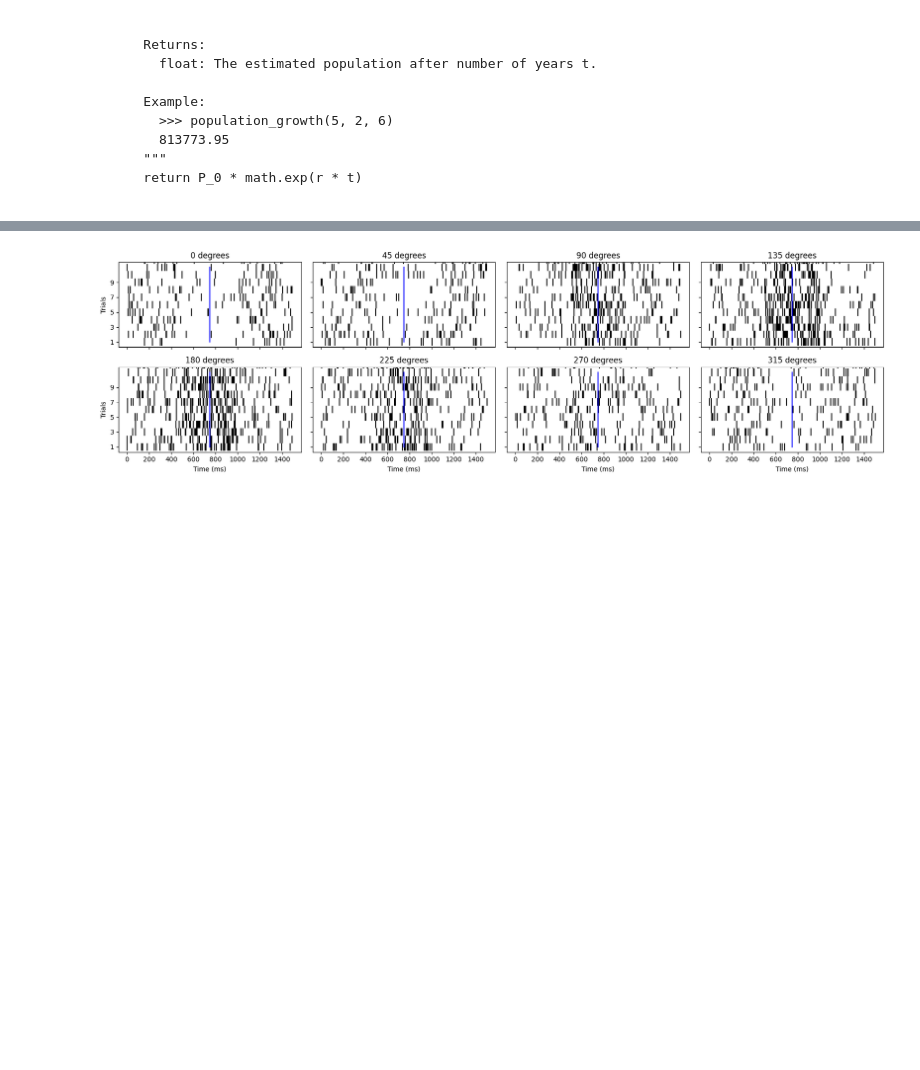
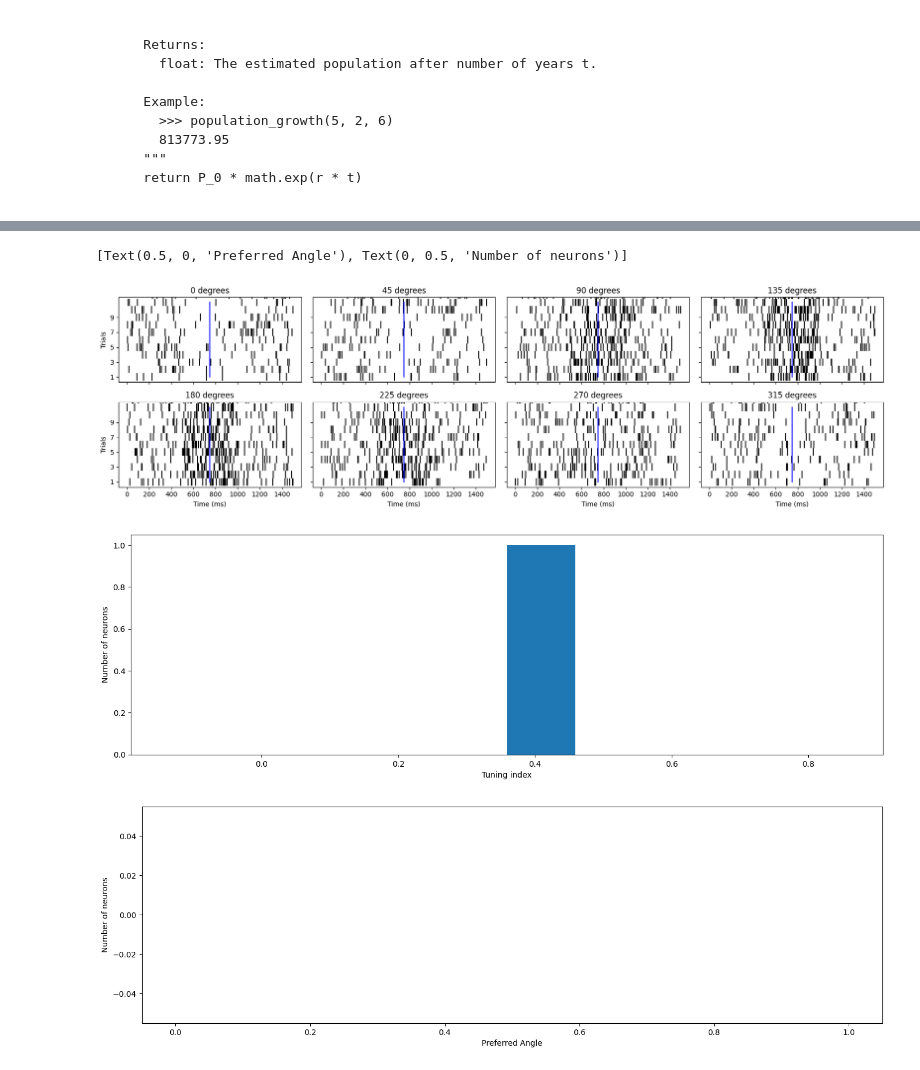
Before and after one commit to ebatty/CorrectReadableScientificCode, a Jupyter notebook: _sources/MiniUnit3/MiniUnit3_WritingClearFunctions.ipynb, the cells around one changed output, grey strips where cells are left out. Cells and saved outputs as stored; diff of their text form; code cells hidden in the pictures; folded sections open; blank space fills up the shorter version.

```diff
--- a/_sources/MiniUnit3/MiniUnit3_WritingClearFunctions.ipynb
+++ b/_sources/MiniUnit3/MiniUnit3_WritingClearFunctions.ipynb
@@ -296,26 +383,30 @@ for i_trial in range(n_trials):
 import numpy as np
 import matplotlib.pyplot as plt
 
-## Generate data
-# will turn above hidden cell into function and call it here
+## Load data
+spikes, trial_angles, reaching_angles = load_data()
 
 ## Plot rasters for example neuron
 example_neuron_index = 1
+
+## Turn data into format needed for plotting rasters
+# Get actual spike times from binned spikes as eventplot expects this format
+## This is an odd format - it is a dictionary of a list of arrays. Each array in the list is the spike times
+# for a different trial
+spike_times = {}
+for i_angle, angle in enumerate(reaching_angles):
+  spike_times[angle] = []
+  this_angle_trial_indices= np.where(trial_angles==angle)[0]
+  for i_trial in this_angle_trial_indices:
+      spike_times_for_trial = np.where(spikes[example_neuron_index, i_trial])[0]
+      spike_times[angle].append(spike_times_for_trial)
+
+# Make plot
 fig, axes = plt.subplots(2, 4, figsize=(17, 5), sharex=True, sharey = True)
 axes = axes.flatten()
 for i_angle, angle in enumerate(reaching_angles):
-
-    # Get actual spike times from binned spikes as eventplot expects this format
-    ## This is an odd format - it is a list of arrays. Each array is the spike times
-    # for a different trial
-    spike_times = []
-    this_angle_trial_indices= np.where(trial_angles==angle)[0]
-    for i_trial in this_angle_trial_indices:
-        spike_times_for_trial = np.where(spikes[example_neuron_index, i_trial])[0]
-        spike_times.append(spike_times_for_trial)
-
     # Plot spikes
-    axes[i_angle].eventplot(spike_times, colors = 'black')
+    axes[i_angle].eventplot(spike_times[angle], colors = 'black')
 
     # Add vertical line at reach movement onset
     axes[i_angle].plot([750, 750], [0, 10], 'b')
@@ -323,35 +414,48 @@ for i_angle, angle in enumerate(reaching_angles):
        ylim = [-.7, 10.7],
        yticks = np.arange(0, 10, 2),
        yticklabels = np.arange(1, 11, 2),
        title = f'{angle} degrees');
 
     if angle > 135:
       axes[i_angle].set(xlabel = 'Time (ms)')
     if angle == 0 or angle == 180:
       axes[i_angle].set(ylabel = 'Trials')
 
 plt.tight_layout()
 
 
 ### Compute tuning of each neuron
 n_neurons = 8
 tuning_indices = np.zeros((n_neurons,))
-preferred_orientations = np.zeros((n_neurons,))
-for i_neuron in range(1):
+preferred_angles = np.zeros((n_neurons,))
+for i_neuron in range(n_neurons):
 
     # Compute average firing rate per angle
     average_firing_rate_per_angle = np.zeros((n_angles,))
     for i_angle, angle in enumerate(reaching_angles):
         relevant_trials = np.where(trial_angles==angle)[0]
         average_firing_rate_per_angle[i_angle] = np.sum(spikes[i_neuron, relevant_trials, 500:1000]) / relevant_trials.shape[0] / (500 * bin_width)
 
-    # Get preferred orientation
-    preferred_orientations = reaching_angles[np.argmax(average_firing_rate_per_angle)]
+    # Get preferred angle
+    preferred_angles[i_neuron] = reaching_angles[np.argmax(average_firing_rate_per_angle)]
 
     # Compute tuning index
     max_firing_rate = np.max(average_firing_rate_per_angle)
     mean_to_other_angles = (np.sum(average_firing_rate_per_angle) - np.max(average_firing_rate_per_angle))/7
     tuning_index = (max_firing_rate - mean_to_other_angles) / (max_firing_rate + mean_to_other_angles)
     tuning_indices[i_neuron] = tuning_index
+
+# Plot tuning indices
+fig, ax = plt.subplots(1, 1, figsize=(17, 5))
+ax.hist(tuning_indices)
+ax.set(xlabel = 'Tuning index', ylabel='Number of neurons')
+
+# Plot preferred angles of tuned neurons (tuning index > .5)
+fig, ax = plt.subplots(1, 1, figsize=(17, 5))
+ax.hist(preferred_angles[tuning_indices > 0.5])
+ax.set(xlabel = 'Preferred Angle', ylabel='Number of neurons')
 # %% [output]
+[Text(0.5, 0, 'Preferred Angle'), Text(0, 0.5, 'Number of neurons')]
-[figure, old version]
+[figure, new version]
+[figure, added]
+[figure, added]
```
Also changed, not shown: parts of 8 cells of this notebook, 10 other files.
